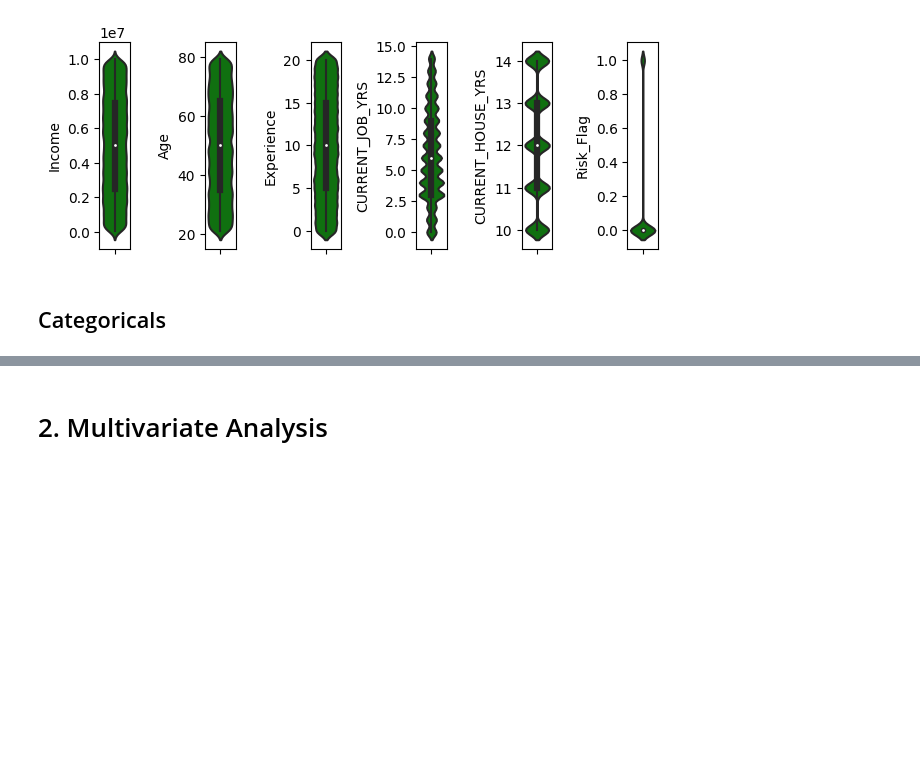
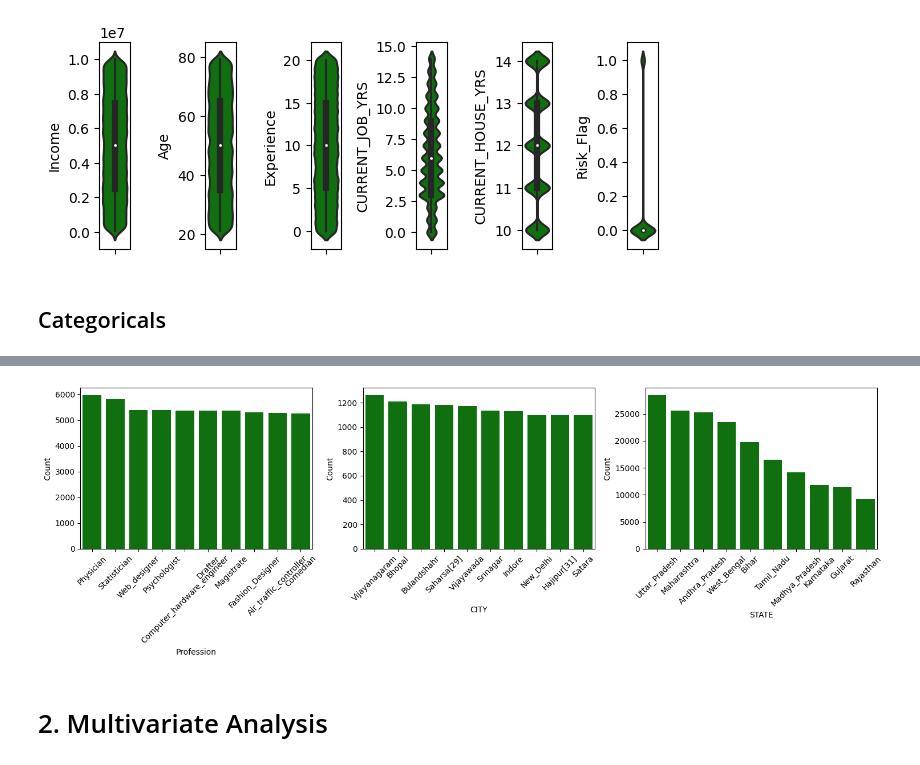
Before and after one commit to satriapandu93/Final-Project-Data-Mania, a Jupyter notebook: Data Mania Project.ipynb, the cells around one changed output, grey strips where cells are left out. Cells and saved outputs as stored; diff of their text form; code cells hidden in the pictures; blank space fills up the shorter version.

```diff
--- a/Data Mania Project.ipynb
+++ b/Data Mania Project.ipynb
@@ -140,3 +180,20 @@ for i in range(0, len(features)):
+# %%
+categoricals = ['Profession', 'CITY', 'STATE']
+plt.figure(figsize=(15, 5))
+
+for i in range(len(categoricals)):
+    plt.subplot(1, len(categoricals), i+1)
+    top_10_data = df[categoricals[i]].value_counts().head(10)
+
+    sns.barplot(x=top_10_data.index, y=top_10_data.values, color='green')
+    plt.xticks(rotation=45)
+    plt.xlabel(categoricals[i])
+    plt.ylabel('Count')
+    plt.tight_layout()
+
+plt.show()
+# %% [output]
+[figure, added]
 # %% [markdown]
 # 2. Multivariate Analysis
 # %%
```
Also changed, not shown: parts of 40 cells of this notebook.
